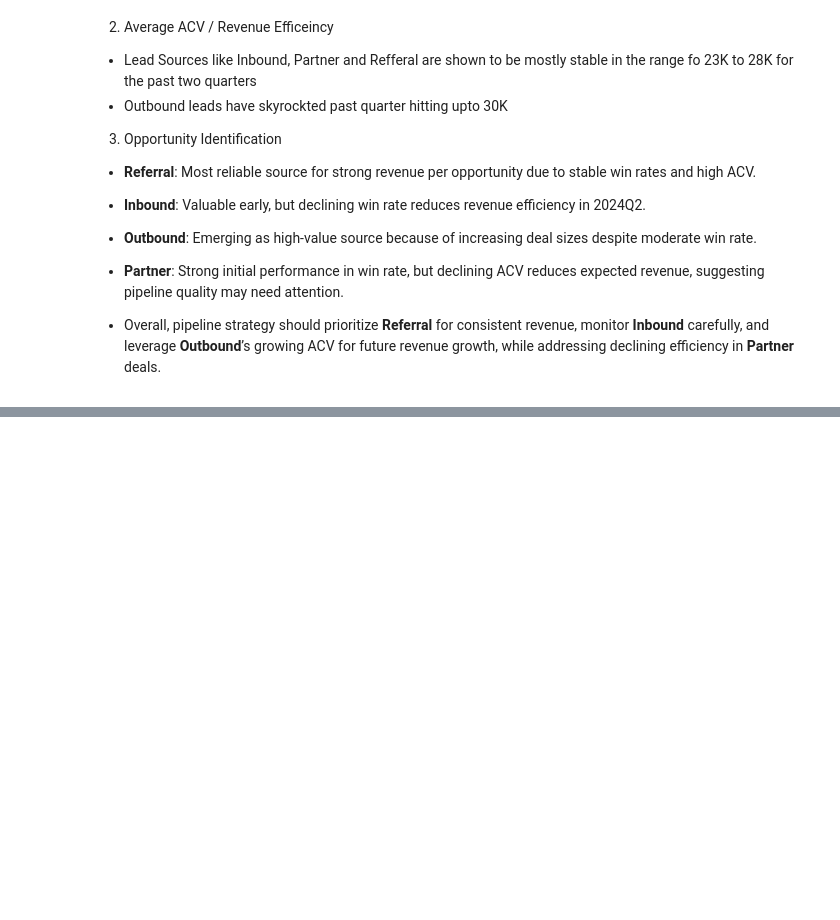
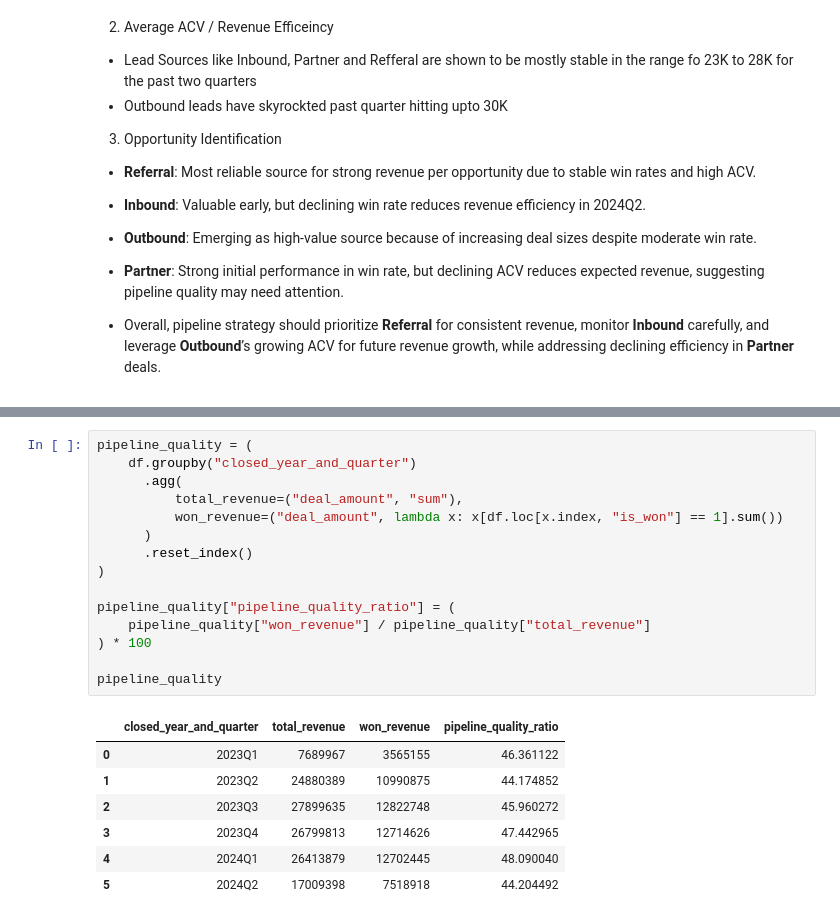
Before and after one commit to ShubhPundir/SkyGeni-Task, a Jupyter notebook: eda.ipynb, the cells around one changed output, grey strips where cells are left out. Drawn from its saved outputs; the diff is of its cells as text; blank space fills up the shorter version.

```diff
--- a/eda.ipynb
+++ b/eda.ipynb
@@ -823,0 +644,23 @@ df
+# %%
+pipeline_quality = (
+    df.groupby("closed_year_and_quarter")
+      .agg(
+          total_revenue=("deal_amount", "sum"),
+          won_revenue=("deal_amount", lambda x: x[df.loc[x.index, "is_won"] == 1].sum())
+      )
+      .reset_index()
+)
+
+pipeline_quality["pipeline_quality_ratio"] = (
+    pipeline_quality["won_revenue"] / pipeline_quality["total_revenue"]
+) * 100
+
+pipeline_quality
+# %% [output]
+|  | closed_year_and_quarter | total_revenue | won_revenue | pipeline_quality_ratio |
+| 0 | 2023Q1 | 7689967 | 3565155 | 46.361122 |
+| 1 | 2023Q2 | 24880389 | 10990875 | 44.174852 |
+| 2 | 2023Q3 | 27899635 | 12822748 | 45.960272 |
+| 3 | 2023Q4 | 26799813 | 12714626 | 47.442965 |
+| 4 | 2024Q1 | 26413879 | 12702445 | 48.090040 |
+| 5 | 2024Q2 | 17009398 | 7518918 | 44.204492 |
```
Also changed, not shown: parts of 25 cells of this notebook.
